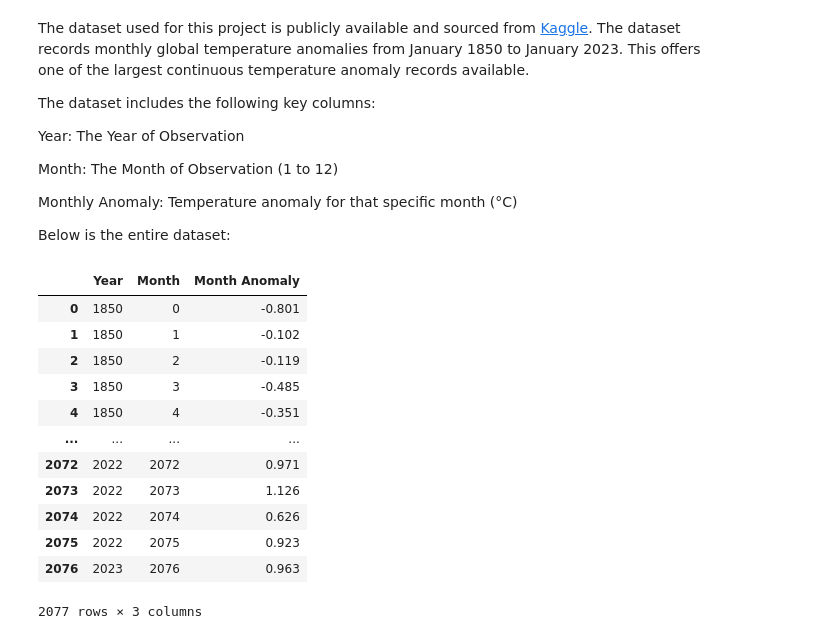
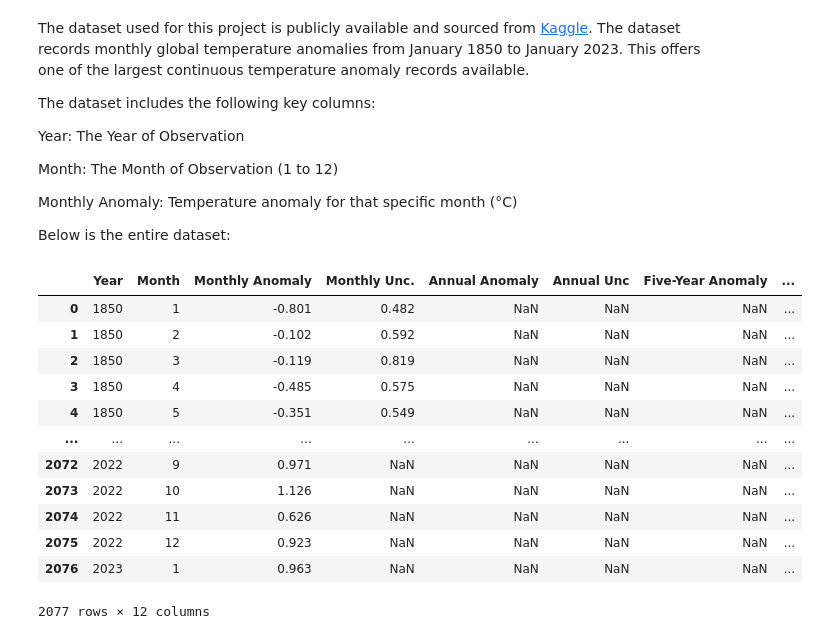
Before and after one commit to not-rudy/Applied-Computational-Methods, a Jupyter notebook: FinalProject.ipynb, the cells around one changed output. Cells and saved outputs as stored; diff of their text form; code cells hidden in the pictures.

```diff
--- a/FinalProject.ipynb
+++ b/FinalProject.ipynb
@@ -293,28 +293,27 @@ Monthly Anomaly: Temperature anomaly for that specific month (°C)
 
 Below is the entire dataset:
 # %%
-# Dataset
+## Displaying Data
 
 # Necessary Libraries
 import pandas as pd
 
-# Loading
-data = pd.read_csv("/content/Global Temperatures.csv")
+# Loading dataset
+data = pd.read_csv("/content/Global Temperature.csv")
 
-select = data[['Year', 'Month', 'Month Anomaly']]
-
-display(select)
+# Displaying entire dataset
+display(data)
 # %% [output]
-|  | Year | Month | Month Anomaly |
-| 0 | 1850 | 0 | -0.801 |
-| 1 | 1850 | 1 | -0.102 |
-| 2 | 1850 | 2 | -0.119 |
-| 3 | 1850 | 3 | -0.485 |
-| 4 | 1850 | 4 | -0.351 |
-| ... | ... | ... | ... |
-| 2072 | 2022 | 2072 | 0.971 |
-| 2073 | 2022 | 2073 | 1.126 |
-| 2074 | 2022 | 2074 | 0.626 |
-| 2075 | 2022 | 2075 | 0.923 |
-| 2076 | 2023 | 2076 | 0.963 |
+|  | Year | Month | Monthly Anomaly | Monthly Unc. | Annual Anomaly | Annual Unc | Five-Year Anomaly | ... |
+| 0 | 1850 | 1 | -0.801 | 0.482 | NaN | NaN | NaN | ... |
+| 1 | 1850 | 2 | -0.102 | 0.592 | NaN | NaN | NaN | ... |
+| 2 | 1850 | 3 | -0.119 | 0.819 | NaN | NaN | NaN | ... |
+| 3 | 1850 | 4 | -0.485 | 0.575 | NaN | NaN | NaN | ... |
+| 4 | 1850 | 5 | -0.351 | 0.549 | NaN | NaN | NaN | ... |
+| ... | ... | ... | ... | ... | ... | ... | ... | ... |
+| 2072 | 2022 | 9 | 0.971 | NaN | NaN | NaN | NaN | ... |
+| 2073 | 2022 | 10 | 1.126 | NaN | NaN | NaN | NaN | ... |
+| 2074 | 2022 | 11 | 0.626 | NaN | NaN | NaN | NaN | ... |
+| 2075 | 2022 | 12 | 0.923 | NaN | NaN | NaN | NaN | ... |
+| 2076 | 2023 | 1 | 0.963 | NaN | NaN | NaN | NaN | ... |
-2077 rows × 3 columns
+2077 rows × 12 columns
```
